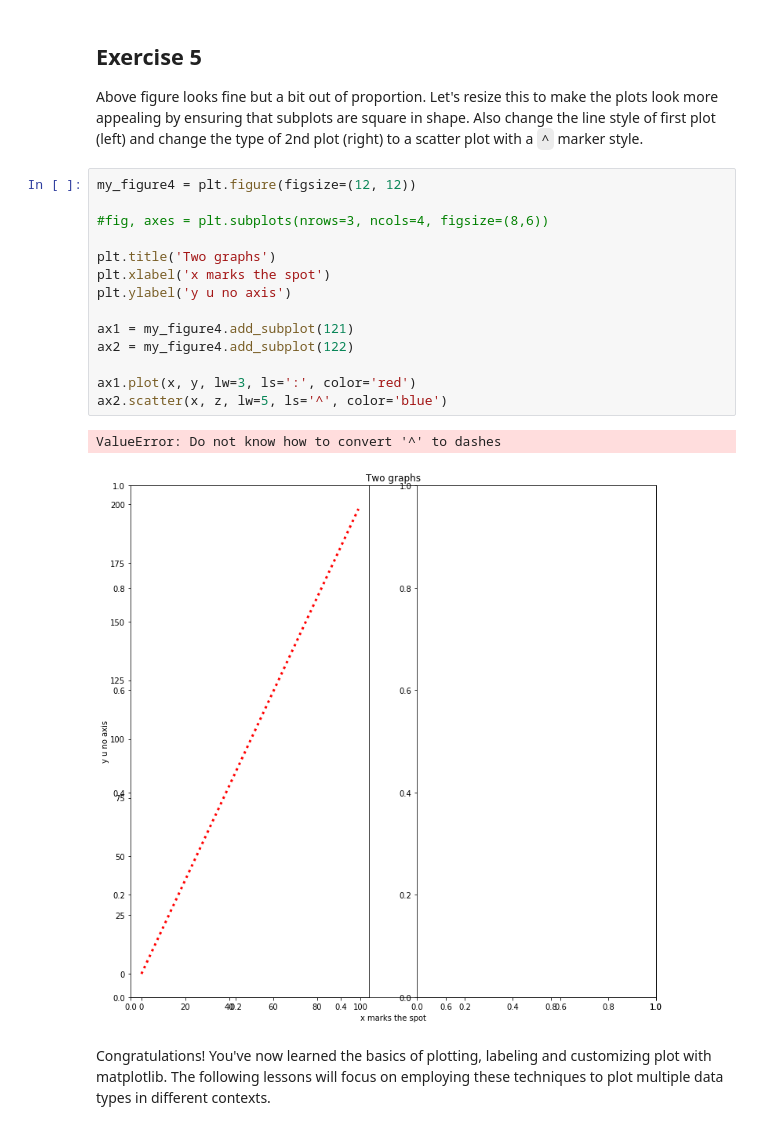
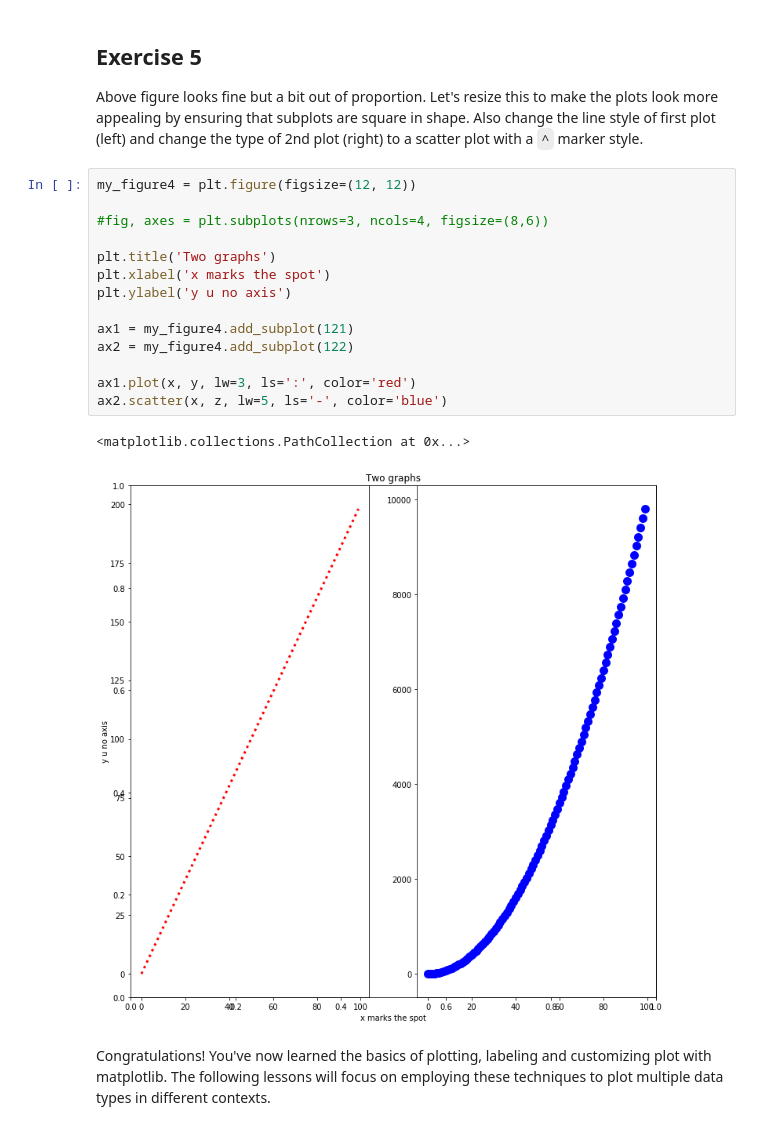
Before and after one commit to JohnTheTripper/dsc-more-practice-with-matplotlib-lab-nyc-ds-021720, a Jupyter notebook: index.ipynb, the cells around one changed output. Drawn from its saved outputs; the diff is of its cells as text.

```diff
--- a/index.ipynb
+++ b/index.ipynb
@@ -158,20 +158,20 @@ Above figure looks fine but a bit out of proportion. Let's resize this to make t
 # %%
 my_figure4 = plt.figure(figsize=(12, 12))
 
 #fig, axes = plt.subplots(nrows=3, ncols=4, figsize=(8,6))
 
 plt.title('Two graphs')
 plt.xlabel('x marks the spot')
 plt.ylabel('y u no axis')
 
 ax1 = my_figure4.add_subplot(121)
 ax2 = my_figure4.add_subplot(122)
 
 ax1.plot(x, y, lw=3, ls=':', color='red')
-ax2.scatter(x, z, lw=5, ls='^', color='blue')
+ax2.scatter(x, z, lw=5, ls='-', color='blue')
 # %% [output]
-ValueError: Do not know how to convert '^' to dashes
+<matplotlib.collections.PathCollection at 0x...>
-[figure, old version]
+[figure, new version]
 # %% [markdown]
 Congratulations! You've now learned the basics of plotting, labeling and customizing plot with matplotlib. The following lessons will focus on employing these techniques to plot multiple data types in different contexts.
 # %% [markdown]
```
